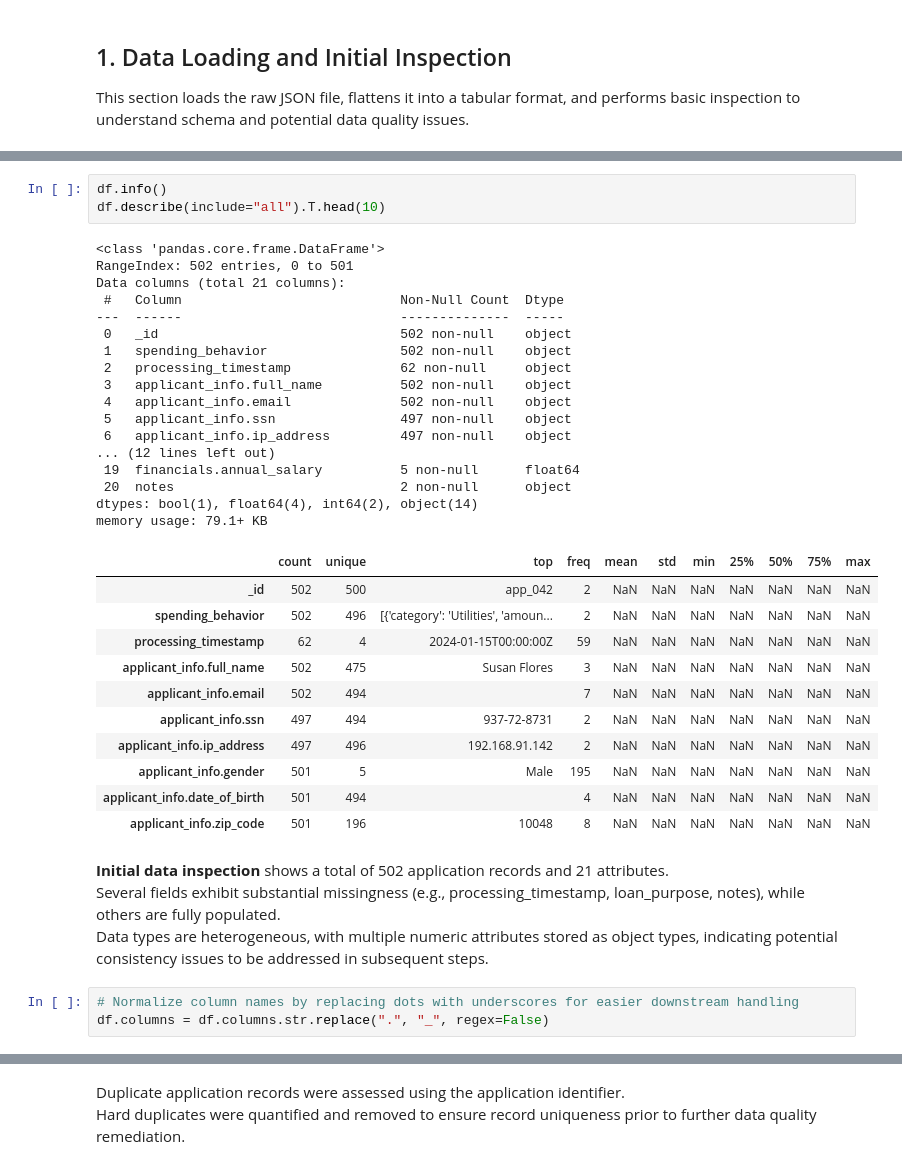
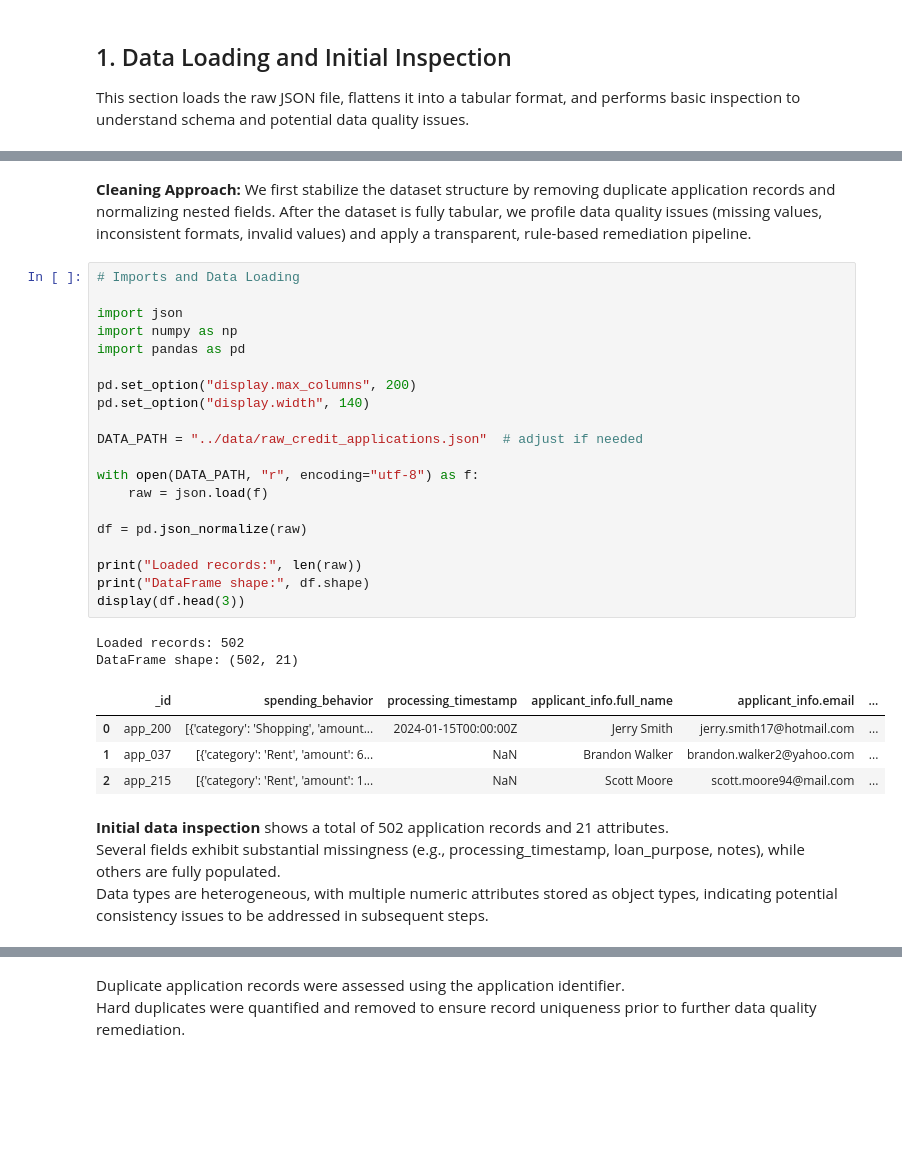
Before and after one commit to dhassunizadeh-ops/dego-project-team-TXC5, a Jupyter notebook: notebooks/01_data_quality.ipynb, the cells around one changed output, grey strips where cells are left out. Drawn from its saved outputs; the diff is of its cells as text; blank space fills up the shorter version.

```diff
--- a/notebooks/01_data_quality.ipynb
+++ b/notebooks/01_data_quality.ipynb
@@ -42,39 +15,36 @@ df.head()
-# %%
-df.info()
-df.describe(include="all").T.head(10)
-# %% [output]
-<class 'pandas.core.frame.DataFrame'>
-RangeIndex: 502 entries, 0 to 501
-Data columns (total 21 columns):
- #   Column                            Non-Null Count  Dtype
----  ------                            --------------  -----
- 0   _id                               502 non-null    object
- 1   spending_behavior                 502 non-null    object
- 2   processing_timestamp              62 non-null     object
- 3   applicant_info.full_name          502 non-null    object
- 4   applicant_info.email              502 non-null    object
- 5   applicant_info.ssn                497 non-null    object
- 6   applicant_info.ip_address         497 non-null    object
-... (12 lines left out)
- 19  financials.annual_salary          5 non-null      float64
- 20  notes                             2 non-null      object
-dtypes: bool(1), float64(4), int64(2), object(14)
-memory usage: 79.1+ KB
-|  | count | unique | top | freq | mean | std | min | 25% | 50% | 75% | max |
-| _id | 502 | 500 | app_042 | 2 | NaN | NaN | NaN | NaN | NaN | NaN | NaN |
-| spending_behavior | 502 | 496 | [{'category': 'Utilities', 'amoun... | 2 | NaN | NaN | NaN | NaN | NaN | NaN | NaN |
-| processing_timestamp | 62 | 4 | 2024-01-15T00:00:00Z | 59 | NaN | NaN | NaN | NaN | NaN | NaN | NaN |
-| applicant_info.full_name | 502 | 475 | Susan Flores | 3 | NaN | NaN | NaN | NaN | NaN | NaN | NaN |
-| applicant_info.email | 502 | 494 |  | 7 | NaN | NaN | NaN | NaN | NaN | NaN | NaN |
-| applicant_info.ssn | 497 | 494 | 937-72-8731 | 2 | NaN | NaN | NaN | NaN | NaN | NaN | NaN |
-| applicant_info.ip_address | 497 | 496 | 192.168.91.142 | 2 | NaN | NaN | NaN | NaN | NaN | NaN | NaN |
-| applicant_info.gender | 501 | 5 | Male | 195 | NaN | NaN | NaN | NaN | NaN | NaN | NaN |
-| applicant_info.date_of_birth | 501 | 494 |  | 4 | NaN | NaN | NaN | NaN | NaN | NaN | NaN |
-| applicant_info.zip_code | 501 | 196 | 10048 | 8 | NaN | NaN | NaN | NaN | NaN | NaN | NaN |
+# %% [markdown]
+**Cleaning Approach:**
+We first stabilize the dataset structure by removing duplicate application records and normalizing nested fields.
+After the dataset is fully tabular, we profile data quality issues (missing values, inconsistent formats, invalid values)
+and apply a transparent, rule-based remediation pipeline.
+# %%
+# Imports and Data Loading
+
+import json
+import numpy as np
+import pandas as pd
+
+pd.set_option("display.max_columns", 200)
+pd.set_option("display.width", 140)
+
+DATA_PATH = "../data/raw_credit_applications.json"  # adjust if needed
+
+with open(DATA_PATH, "r", encoding="utf-8") as f:
+    raw = json.load(f)
+
+df = pd.json_normalize(raw)
+
+print("Loaded records:", len(raw))
+print("DataFrame shape:", df.shape)
+display(df.head(3))
+# %% [output]
+Loaded records: 502
+DataFrame shape: (502, 21)
+|  | _id | spending_behavior | processing_timestamp | applicant_info.full_name | applicant_info.email | ... |
+| 0 | app_200 | [{'category': 'Shopping', 'amount... | 2024-01-15T00:00:00Z | Jerry Smith | jerry.smith17@hotmail.com | ... |
+| 1 | app_037 | [{'category': 'Rent', 'amount': 6... | NaN | Brandon Walker | brandon.walker2@yahoo.com | ... |
+| 2 | app_215 | [{'category': 'Rent', 'amount': 1... | NaN | Scott Moore | scott.moore94@mail.com | ... |
 # %% [markdown]
 **Initial data inspection** shows a total of 502 application records and 21 attributes.
 Several fields exhibit substantial missingness (e.g., processing_timestamp, loan_purpose, notes), while others are fully populated.
 Data types are heterogeneous, with multiple numeric attributes stored as object types, indicating potential consistency issues to be addressed in subsequent steps.
-# %%
-# Normalize column names by replacing dots with underscores for easier downstream handling
-df.columns = df.columns.str.replace(".", "_", regex=False)
```
Also changed, not shown: parts of 49 cells of this notebook, 3 other files.
